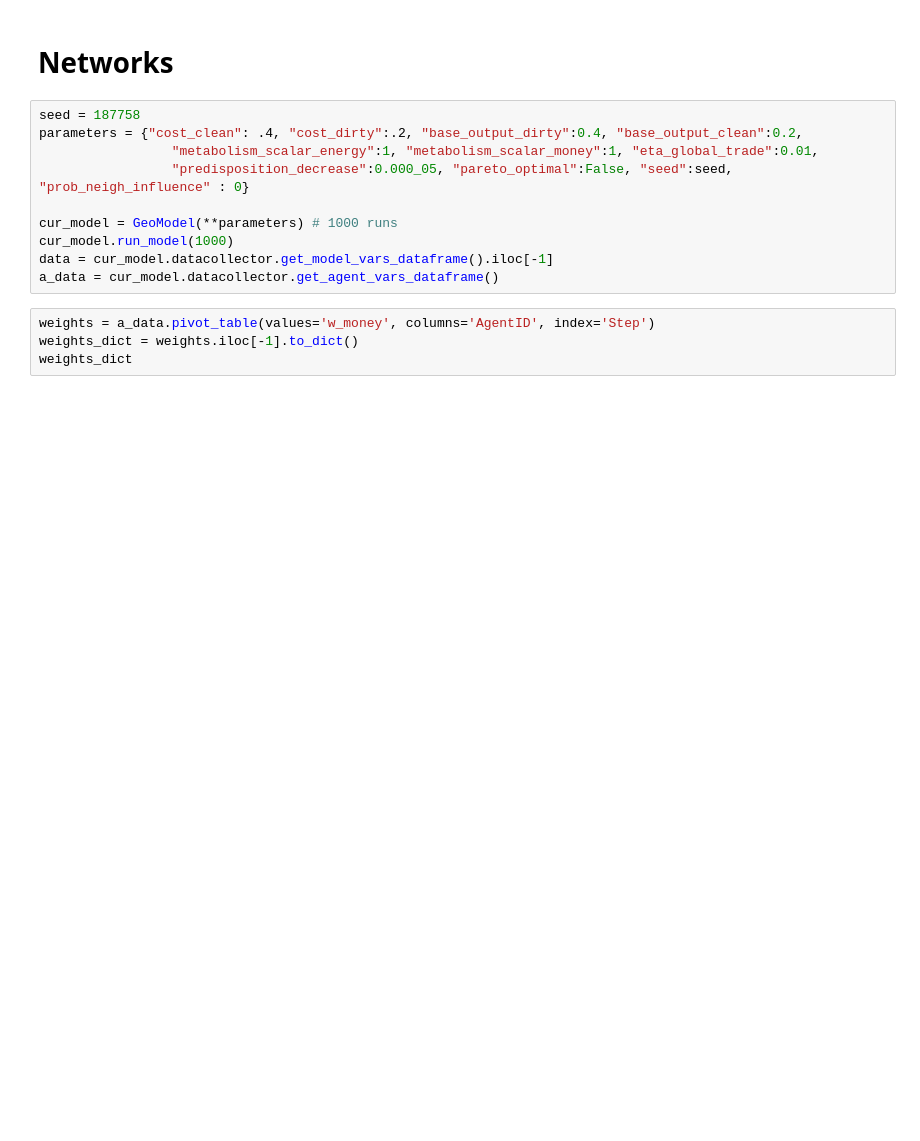
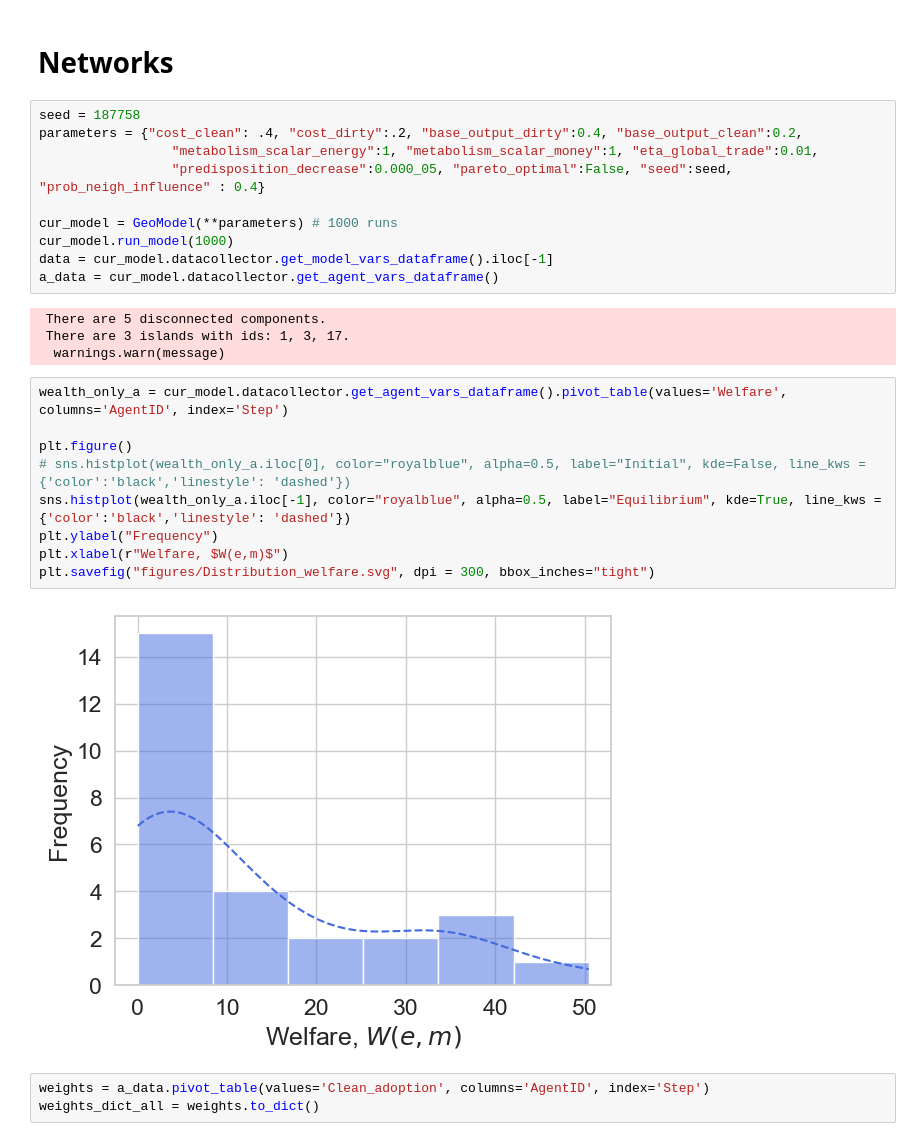
Before and after one commit to PaulHosek/Agent_based_modeling, a Jupyter notebook: Experiments.ipynb, the cells around one changed output. Saved outputs shown, nothing was run; the diff lists cells and outputs as text; blank space fills up the shorter version.

```diff
--- a/Experiments.ipynb
+++ b/Experiments.ipynb
@@ -270,13 +234,27 @@ print(np.mean(pvals))
 seed = 187758
 parameters = {"cost_clean": .4, "cost_dirty":.2, "base_output_dirty":0.4, "base_output_clean":0.2,
                  "metabolism_scalar_energy":1, "metabolism_scalar_money":1, "eta_global_trade":0.01,
-                 "predisposition_decrease":0.000_05, "pareto_optimal":False, "seed":seed, "prob_neigh_influence" : 0}
+                 "predisposition_decrease":0.000_05, "pareto_optimal":False, "seed":seed, "prob_neigh_influence" : 0.4}
 
 cur_model = GeoModel(**parameters) # 1000 runs
 cur_model.run_model(1000)
 data = cur_model.datacollector.get_model_vars_dataframe().iloc[-1]
 a_data = cur_model.datacollector.get_agent_vars_dataframe()
+# %% [output]
+ There are 5 disconnected components.
+ There are 3 islands with ids: 1, 3, 17.
+  warnings.warn(message)
+# %%
+wealth_only_a = cur_model.datacollector.get_agent_vars_dataframe().pivot_table(values='Welfare', columns='AgentID', index='Step')
+
+plt.figure()
+# sns.histplot(wealth_only_a.iloc[0], color="royalblue", alpha=0.5, label="Initial", kde=False, line_kws = {'color':'black','linestyle': 'dashed'})
+sns.histplot(wealth_only_a.iloc[-1], color="royalblue", alpha=0.5, label="Equilibrium", kde=True, line_kws = {'color':'black','linestyle': 'dashed'})
+plt.ylabel("Frequency")
+plt.xlabel(r"Welfare, $W(e,m)$")
+plt.savefig("figures/Distribution_welfare.svg", dpi = 300, bbox_inches="tight")
+# %% [output]
+[figure, added]
 # %%
-weights = a_data.pivot_table(values='w_money', columns='AgentID', index='Step')
-weights_dict = weights.iloc[-1].to_dict()
-weights_dict
+weights = a_data.pivot_table(values='Clean_adoption', columns='AgentID', index='Step')
+weights_dict_all = weights.to_dict()
```
Also changed, not shown: parts of 34 cells of this notebook, 1 other file.
